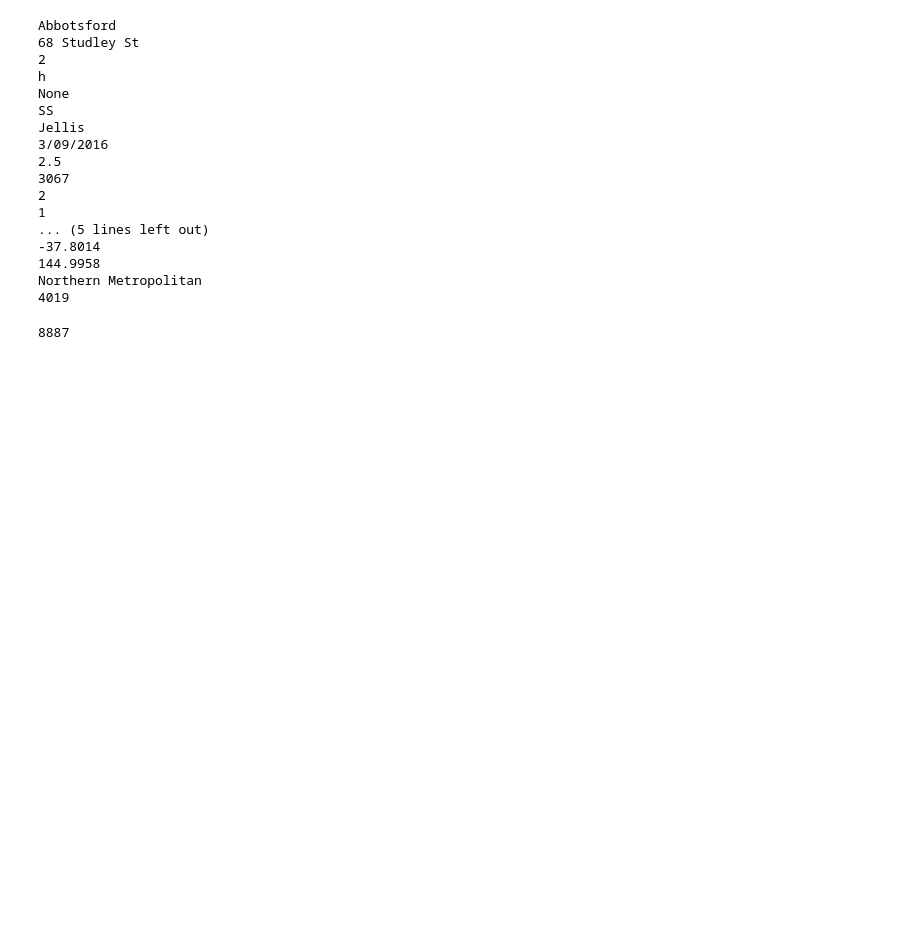
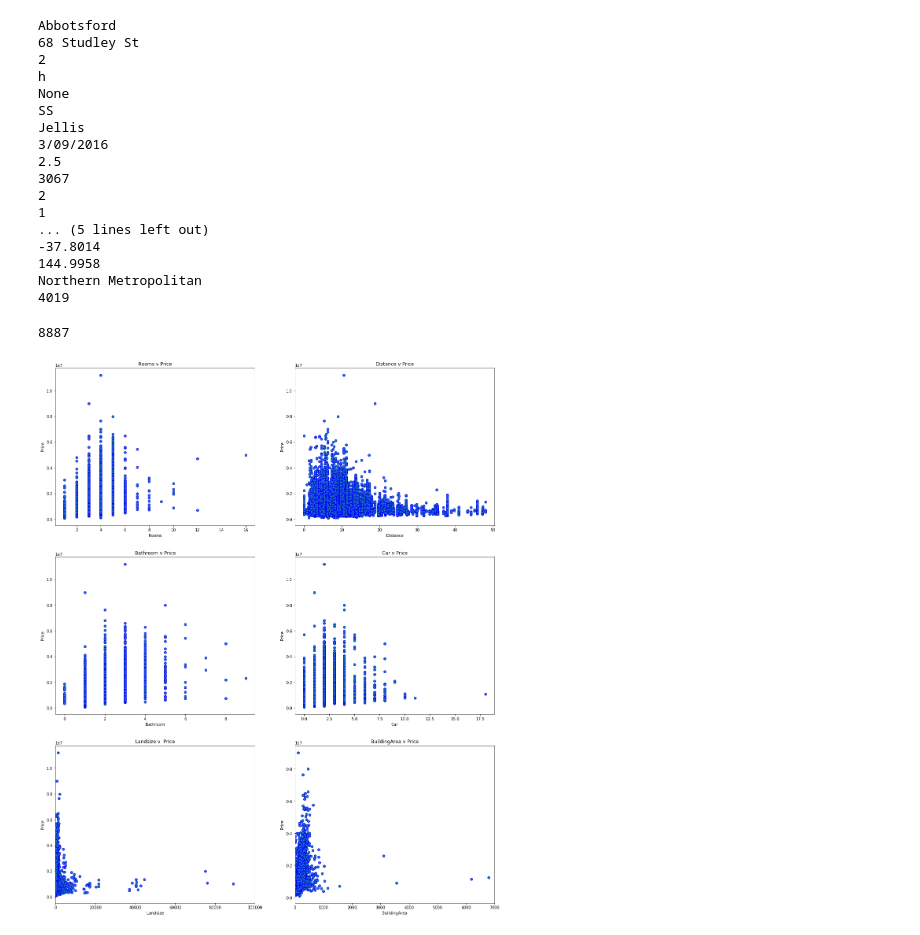
Before and after one commit to misl938/BDAS_misl938, a Jupyter notebook: Iteration4_misl938.ipynb, the cells around one changed output. Cells and saved outputs as stored; diff of their text form; code cells hidden in the pictures; blank space fills up the shorter version.

```diff
--- a/Iteration4_misl938.ipynb
+++ b/Iteration4_misl938.ipynb
@@ -331,3 +331,59 @@ final_housing_data = my_cols.na.drop()
 final_housing_data.count()
 # %% [output]
 8887
+# %%
+# numeric features vs price
+
+f, axes = plt.subplots(3,2, figsize = (20,25))
+
+PriceArr = np.array(housing_data.select('Price').collect())
+RoomsArr = np.array(housing_data.select('Rooms').collect())
+DistanceArr = np.array(housing_data.select('Distance').collect())
+BathroomArr = np.array(housing_data.select('Bathroom').collect())
+CarArr = np.array(housing_data.select('Car').collect())
+LandsizeArr = np.array(housing_data.select('Landsize').collect())
+BuildingAreaArr = np.array(housing_data.select('BuildingArea').collect())
+
+# Plot [0,0]
+axes[0,0].scatter(RoomsArr,PriceArr, edgecolor = 'b')
+axes[0,0].set_xlabel('Rooms')
+axes[0,0].set_ylabel('Price')
+axes[0,0].set_title('Rooms v Price')
+
+# Plot [0,1]
+axes[0,1].scatter(DistanceArr, PriceArr,  edgecolor = 'b')
+axes[0,1].set_xlabel('Distance')
+axes[0,1].set_ylabel('Price')
+axes[0,1].set_title('Distance v Price')
+
+# Plot [1,0]
+axes[1,0].scatter(BathroomArr,PriceArr,  edgecolor = 'b')
+axes[1,0].set_xlabel('Bathroom')
+axes[1,0].set_ylabel('Price')
+axes[1,0].set_title('Bathroom v Price')
+
+# Plot [1,1]
+axes[1,1].scatter(CarArr, PriceArr,  edgecolor = 'b')
+axes[1,1].set_xlabel('Car')
+axes[1,1].set_ylabel('Price')
+axes[1,1].set_title('Car v Price')
+
+# Plot [2,0]
+axes[2,0].scatter(LandsizeArr, PriceArr,  edgecolor = 'b')
+axes[2,0].set_xlabel('Landsize')
+axes[2,0].set_ylabel('Price')
+axes[2,0].set_xlim([0, 100000])
+axes[2,0].set_title('Landsize v  Price')
+
+# Plot [2,1]
+axes[2,1].scatter(BuildingAreaArr, PriceArr, edgecolor = 'b')
+axes[2,1].set_xlabel('BuildingArea')
+axes[2,1].set_ylabel('Price')
+axes[2,1].set_xlim([0, 7000])
+axes[2,1].set_title('BuildingArea v Price')
+
+
+
+plt.show()
+# %% [output]
+[figure, added]
```
Also changed, not shown: parts of 6 cells of this notebook.
